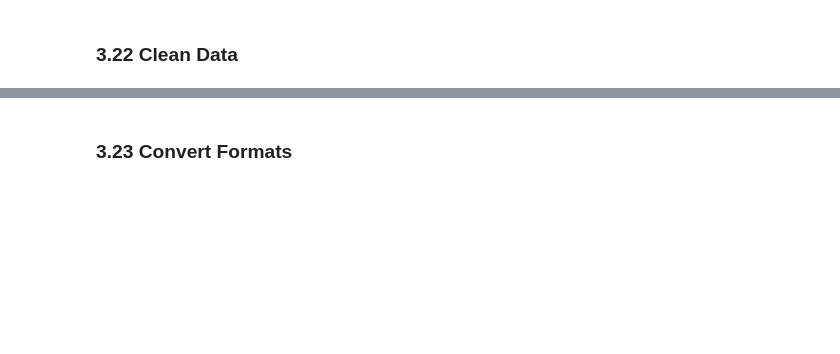
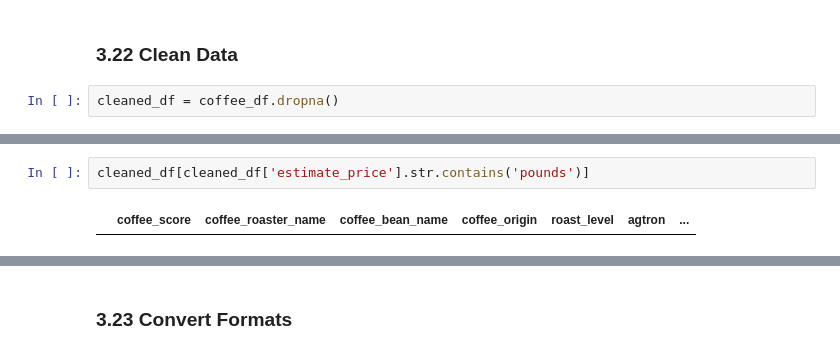
Before and after one commit to nkbuddy/capstone-coffee-recommendation-system, a Jupyter notebook: coffee_recommendation.ipynb, the cells around one changed output, grey strips where cells are left out. Cells and saved outputs as stored; diff of their text form; blank space fills up the shorter version.

```diff
--- a/coffee_recommendation.ipynb
+++ b/coffee_recommendation.ipynb
@@ -376,2 +452,4 @@ Its important to note, more predictor variables do not make a better model, but
 # %% [markdown]
 ### 3.22 Clean Data <a class="anchor" id="Clean-Data"></a>
+# %%
+cleaned_df = coffee_df.dropna()
@@ -377,0 +496,4 @@ Its important to note, more predictor variables do not make a better model, but
+# %%
+cleaned_df[cleaned_df['estimate_price'].str.contains('pounds')]
+# %% [output]
+|  | coffee_score | coffee_roaster_name | coffee_bean_name | coffee_origin | roast_level | agtron | ... |
```
Also changed, not shown: parts of 20 cells of this notebook.
